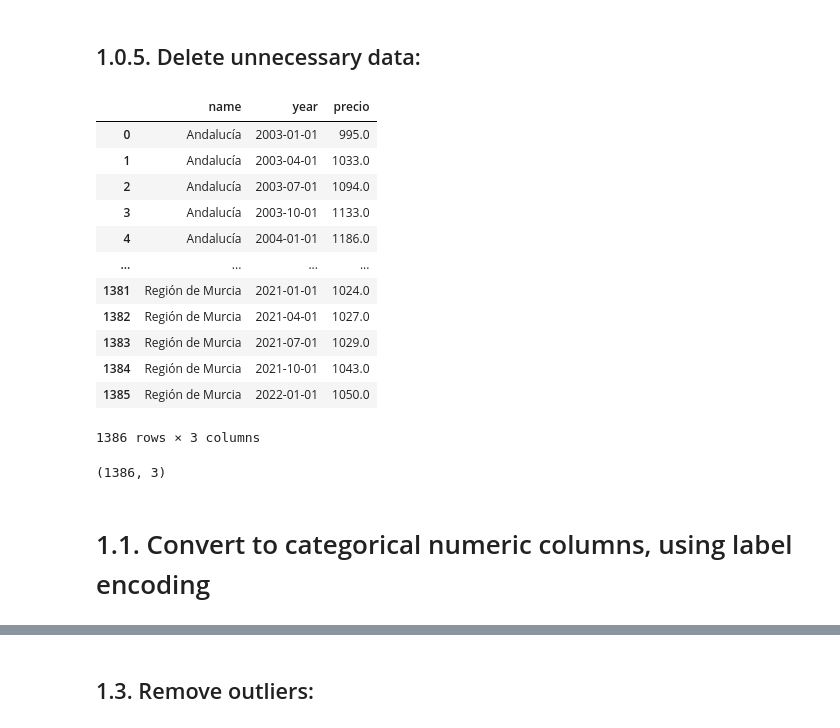
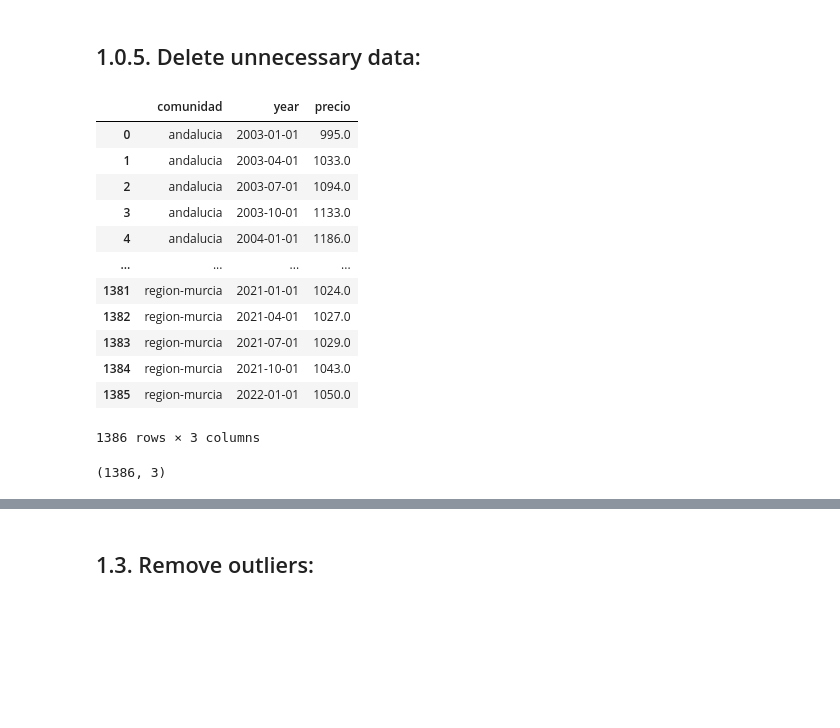
Before and after one commit to 4GeeksAcademy/Wendy-2025-DS-FINAL-PROJECT-ML, a Jupyter notebook: src/1. DESCRIPTIVE STATISTICS.ipynb, the cells around one changed output, grey strips where cells are left out. Drawn from its saved outputs; the diff is of its cells as text; code cells hidden in the pictures; blank space fills up the shorter version.

```diff
--- a/src/1. DESCRIPTIVE STATISTICS.ipynb
+++ b/src/1. DESCRIPTIVE STATISTICS.ipynb
@@ -162,25 +162,23 @@ msno.matrix(df_original)
 # %% [markdown]
 ## 1.0.5. Delete unnecessary data:
 # %%
-df_cleaned = df_original.drop(columns = ["codigo_comunidad", "comunidad", "IPC", "edad_media", "mano_obra", "precio_Acero", "precio_Aluminio", "precio_Cemento", "precio_Ceramica", "precio_Cobre", "precio_Energía", "precio_Ligantes", "precio_Madera", "num_hipotecas", "num_inmigracion"])
+df_cleaned = df_original.drop(columns = ["codigo_comunidad", "name", "IPC", "edad_media", "mano_obra", "precio_Acero", "precio_Aluminio", "precio_Cemento", "precio_Ceramica", "precio_Cobre", "precio_Energía", "precio_Ligantes", "precio_Madera", "num_hipotecas", "num_inmigracion"])
 df_cleaned
 # %% [output]
-|  | name | year | precio |
-| 0 | Andalucía | 2003-01-01 | 995.0 |
-| 1 | Andalucía | 2003-04-01 | 1033.0 |
-| 2 | Andalucía | 2003-07-01 | 1094.0 |
-| 3 | Andalucía | 2003-10-01 | 1133.0 |
-| 4 | Andalucía | 2004-01-01 | 1186.0 |
+|  | comunidad | year | precio |
+| 0 | andalucia | 2003-01-01 | 995.0 |
+| 1 | andalucia | 2003-04-01 | 1033.0 |
+| 2 | andalucia | 2003-07-01 | 1094.0 |
+| 3 | andalucia | 2003-10-01 | 1133.0 |
+| 4 | andalucia | 2004-01-01 | 1186.0 |
 | ... | ... | ... | ... |
-| 1381 | Región de Murcia | 2021-01-01 | 1024.0 |
-| 1382 | Región de Murcia | 2021-04-01 | 1027.0 |
-| 1383 | Región de Murcia | 2021-07-01 | 1029.0 |
-| 1384 | Región de Murcia | 2021-10-01 | 1043.0 |
-| 1385 | Región de Murcia | 2022-01-01 | 1050.0 |
+| 1381 | region-murcia | 2021-01-01 | 1024.0 |
+| 1382 | region-murcia | 2021-04-01 | 1027.0 |
+| 1383 | region-murcia | 2021-07-01 | 1029.0 |
+| 1384 | region-murcia | 2021-10-01 | 1043.0 |
+| 1385 | region-murcia | 2022-01-01 | 1050.0 |
 1386 rows × 3 columns
 # %%
 df_cleaned.shape
 # %% [output]
 (1386, 3)
-# %% [markdown]
-# 1.1. Convert to categorical numeric columns, using label encoding
```
Also changed, not shown: parts of 14 cells of this notebook, 14 other files.
